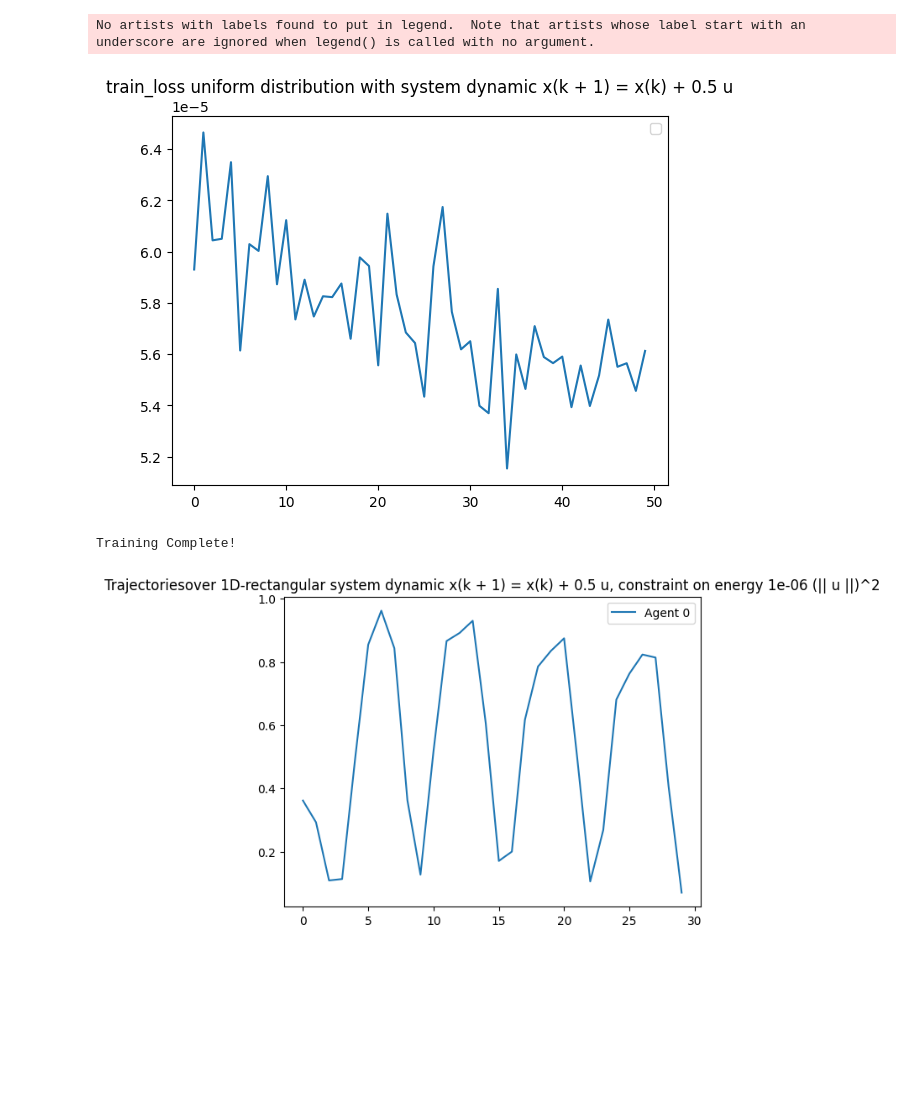
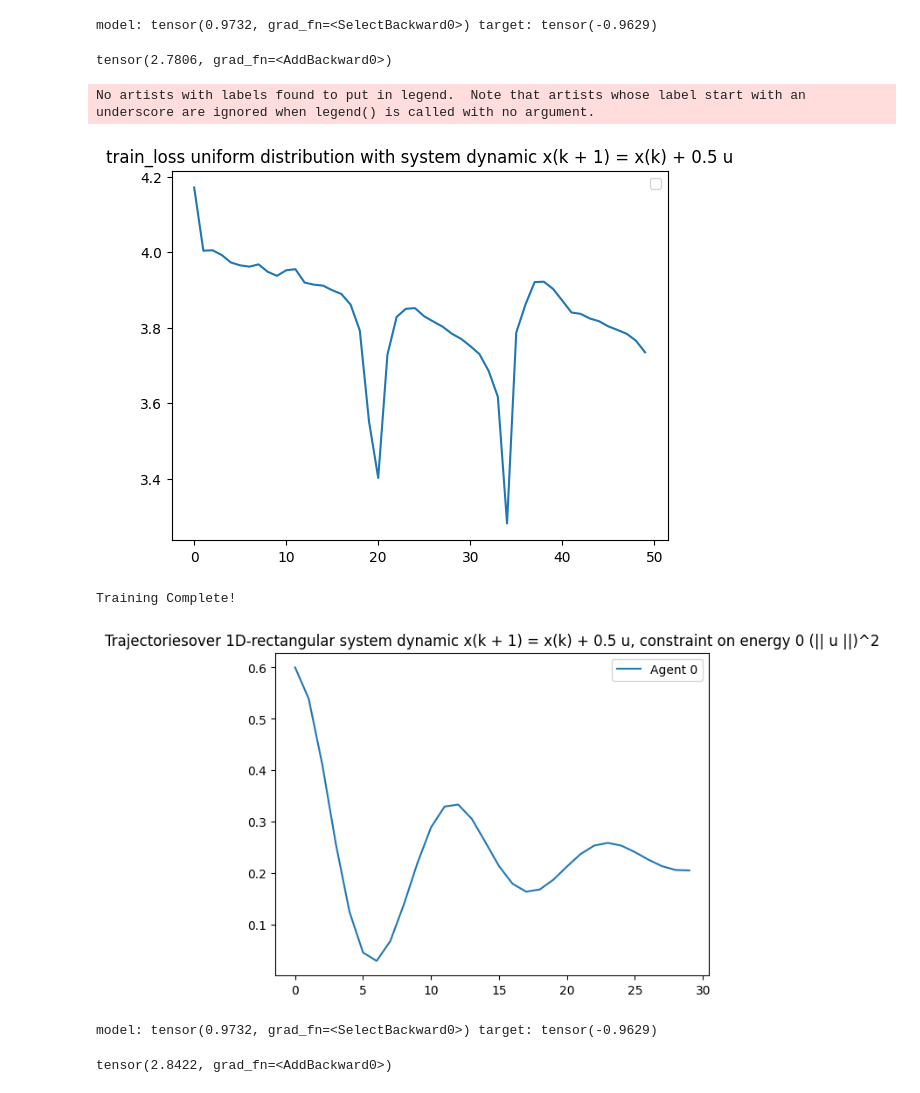
Before and after one commit to Justus-ui/Recursive_kan, a Jupyter notebook: train.ipynb, the cells around one changed output. Drawn from its saved outputs; the diff is of its cells as text; code cells hidden in the pictures; blank space fills up the shorter version.

```diff
--- a/train.ipynb
+++ b/train.ipynb
@@ -44,7 +46,8 @@ def custom_pdf(x):
     """
     #x = x.item()
     #return np.where(((x > 0) & (x < 1)), 1, 0)
-    return np.where(((x > 0) & (x < 0.3)) | ((x > 0.6) & (x < 0.9)), 5 / 3, 0)
+    #return np.where(((x > 0) & (x < 0.3)) | ((x > 0.6) & (x < 0.9)), 5 / 3, 0)
+    return np.where((x > 0.6) & (x < 0.9),3, 0)
 # %%
 import Ergodic_Loss
 import Recursive_KAN
@@ -54,6 +57,6 @@ sys.path.append(r'C:\Users\JP\Documents\TU Berlin\Master\Code_RNN\Recursive_kan\
 import importlib
 importlib.reload(Ergodic_Loss)
 importlib.reload(Recursive_KAN)
-criterion = Ergodic_Loss.Ergodicity_Loss(N_Agents = N_Agents, n_timesteps = timesteps,L = None, in_dim = in_dim, k_max = k_max, thres = thres, control_energy_reg = control_energy_reg, density = 'custom',verbose = False, pdf = custom_pdf, max_pdf = 5/3, num_samples = 100000)
-model = Recursive_KAN.KAN_RNN_Layer(N_Agents = N_Agents, in_dim = in_dim, hidden = 128, depth = 2, n_timesteps = timesteps,sys_param_lam= lam, u_max = u_max, network_type='multi')
+model = Recursive_KAN.KAN_RNN_Layer(N_Agents = N_Agents, in_dim = in_dim, hidden = 128, depth = 2, n_timesteps = timesteps,sys_param_lam= lam, u_max = u_max, network_type='multi', dropout = dropout)
 model.init_hidden(batch_size = batch_size)
+criterion = Ergodic_Loss.Ergodicity_Loss(N_Agents = N_Agents, n_timesteps = timesteps,L = None, in_dim = in_dim, k_max = k_max, thres = thres, control_energy_reg = control_energy_reg, density = 'custom',verbose = False, pdf = custom_pdf, max_pdf = 3, num_samples = 100000)
@@ -62,8 +79,9 @@ tensor([ 1.0000,  0.1259,  0.3559,  0.4256, -0.4682,  0.0018, -0.0707,  0.0587])
 # %%
 import time
-criterion.verbose = False
-epochs = 500  # Number of epochs to train
-optimizer = optim.AdamW(model.parameters(), lr=0.001, weight_decay=1e-5)
+tested = True
+count = 0
+criterion.verbose = True
+epochs = 50  # Number of epochs to train
 train_loss = []
 test_loss = []
 model.train()  # Set the model to training mode
@@ -74,17 +92,31 @@ for epoch in range(epochs):
         start_time = time.time()
         model.init_hidden(batch_size = batch_size)
         optimizer.zero_grad()
-        control , outputs = model(gen_sample(batch_size = batch_size, N_agents = N_Agents, in_dim = in_dim))
+        outputs, control = model(gen_sample(batch_size = batch_size, N_agents = N_Agents, in_dim = in_dim))
         loss = criterion(x = outputs, u = control) + model.penalty #* 1e-2 ## punishment on leaving the rect
         loss.backward()
+        #print(loss, "captured")
         optimizer.step()
         running_loss += loss.item()
+        print(loss.item())
+        #print(running_loss, "added")
+        #scheduler.step(epoch + samples / (n_samples // batch_size))
+        #print(optimizer.param_groups[0]['lr'], 'learning rate'
         if show:
             show = False
-            criterion.verbose = False
+            criterion.verbose = True
             print("per iter:", time.time()- start_time,"total time:" , (time.time()- start_time) * (n_samples / batch_size) * epochs)
-    avg_loss = running_loss / (n_samples)# // batch_size)
+
+    avg_loss = running_loss / (n_samples // batch_size)
     train_loss.append(avg_loss)
+    #if (avg_loss < 0.1) and (tested):
+    #    test_crit(model)
+    #    count += 1
+    #    if count > 5:
+    #        tested = False
+
+    #if avg_loss < 0.004: ## converged
+    #    break
     print(f"Epoch [{epoch+1}/{epochs}], Loss: {avg_loss:.6f}")
 plt.plot(train_loss)
 plt.title(f'train_loss uniform distribution with system dynamic x(k + 1) = x(k) + {lam} u')
@@ -115,24 +148,26 @@ Epoch [500/500], Loss: 0.000056
 Training Complete!
+# %%
+criterion.verbose = True
+inital_state = gen_sample(batch_size = 256, N_agents = N_Agents, in_dim = in_dim)
+model.init_hidden(batch_size = 256)
+outs, control = model(inital_state)
+criterion(x = outs, u = control)
+# %% [output]
+model: tensor(0.9732, grad_fn=<SelectBackward0>) target: tensor(-0.9629)
+tensor(2.7806, grad_fn=<AddBackward0>)
 # %%
-#scheduler = optim.lr_scheduler.CosineAnnealingWarmRestarts(
-#    optimizer,
-#    T_0=10,          # Number of iterations for the first restart
-#    T_mult=2,        # Factor by which T_0 is multiplied after each restart
-#    eta_min=0        # Minimum learning rate after annealing
-#)
-
-plt.plot(train_loss[-50:])
+plt.plot(train_loss[-500:])
 plt.title(f'train_loss uniform distribution with system dynamic x(k + 1) = x(k) + {lam} u')
 plt.legend()
 plt.show()
 print("Training Complete!")
 # %% [output]
 No artists with labels found to put in legend.  Note that artists whose label start with an underscore are ignored when legend() is called with no argument.
-[figure, old version]
+[figure, new version]
 Training Complete!
 # %%
 #plot trajectory
-model.eval()
+#model.eval()
 inital_state = gen_sample(batch_size = 1, N_agents = N_Agents, in_dim = in_dim)
 model.init_hidden(batch_size = 1)
 outs, control = model(inital_state)
@@ -141,5 +176,8 @@ for j in range(N_Agents):
 plt.title(f'Trajectoriesover 1D-rectangular system dynamic x(k + 1) = x(k) + {lam} u, constraint on energy {control_energy_reg} (|| u ||)^2')
 plt.legend()
 plt.show()
+criterion(x = outs, u = control)
 # %% [output]
-[figure, old version]
+[figure, new version]
+model: tensor(0.9732, grad_fn=<SelectBackward0>) target: tensor(-0.9629)
+tensor(2.8422, grad_fn=<AddBackward0>)
```
Also changed, not shown: parts of 8 cells of this notebook, 6 other files.
